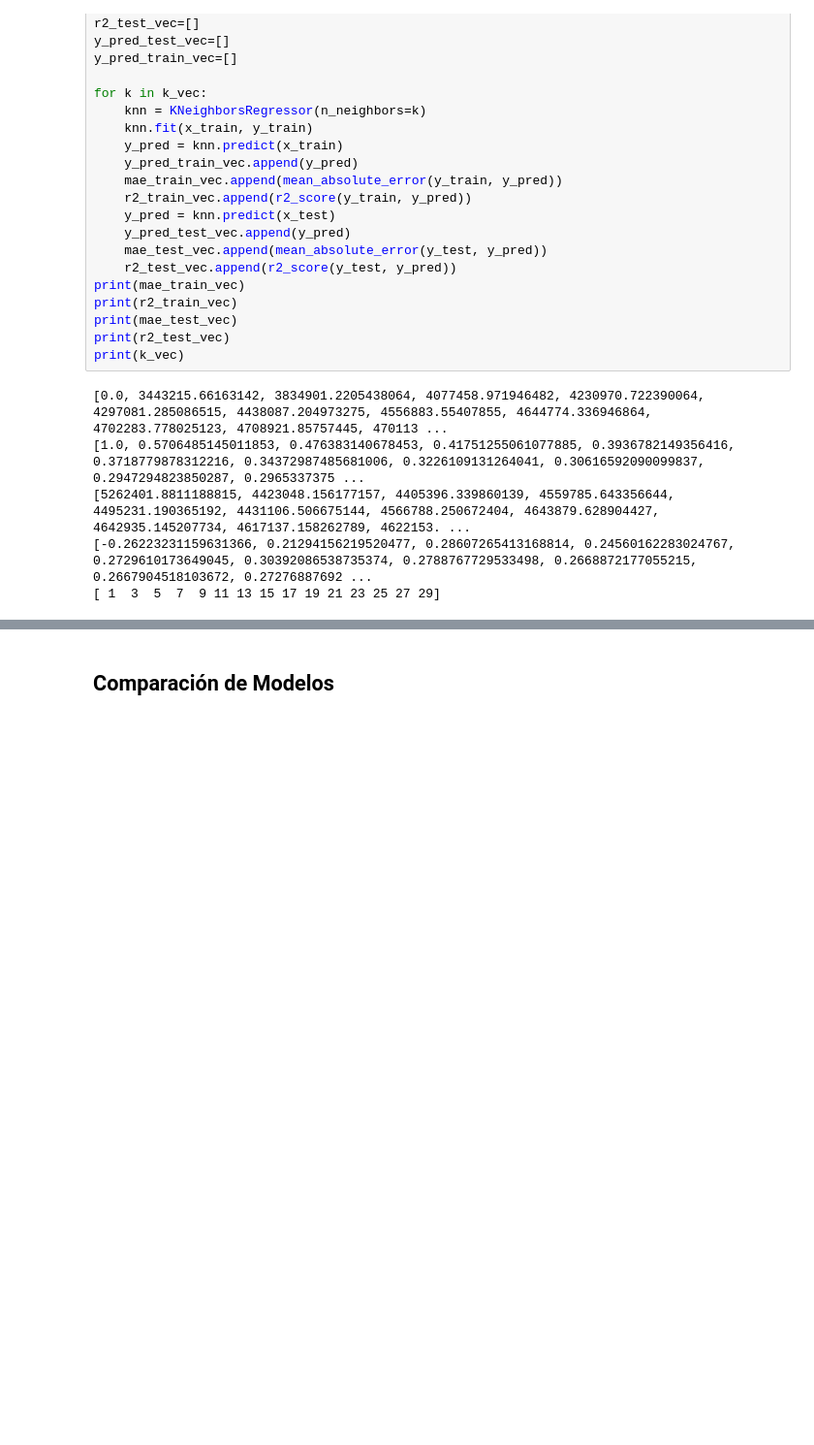
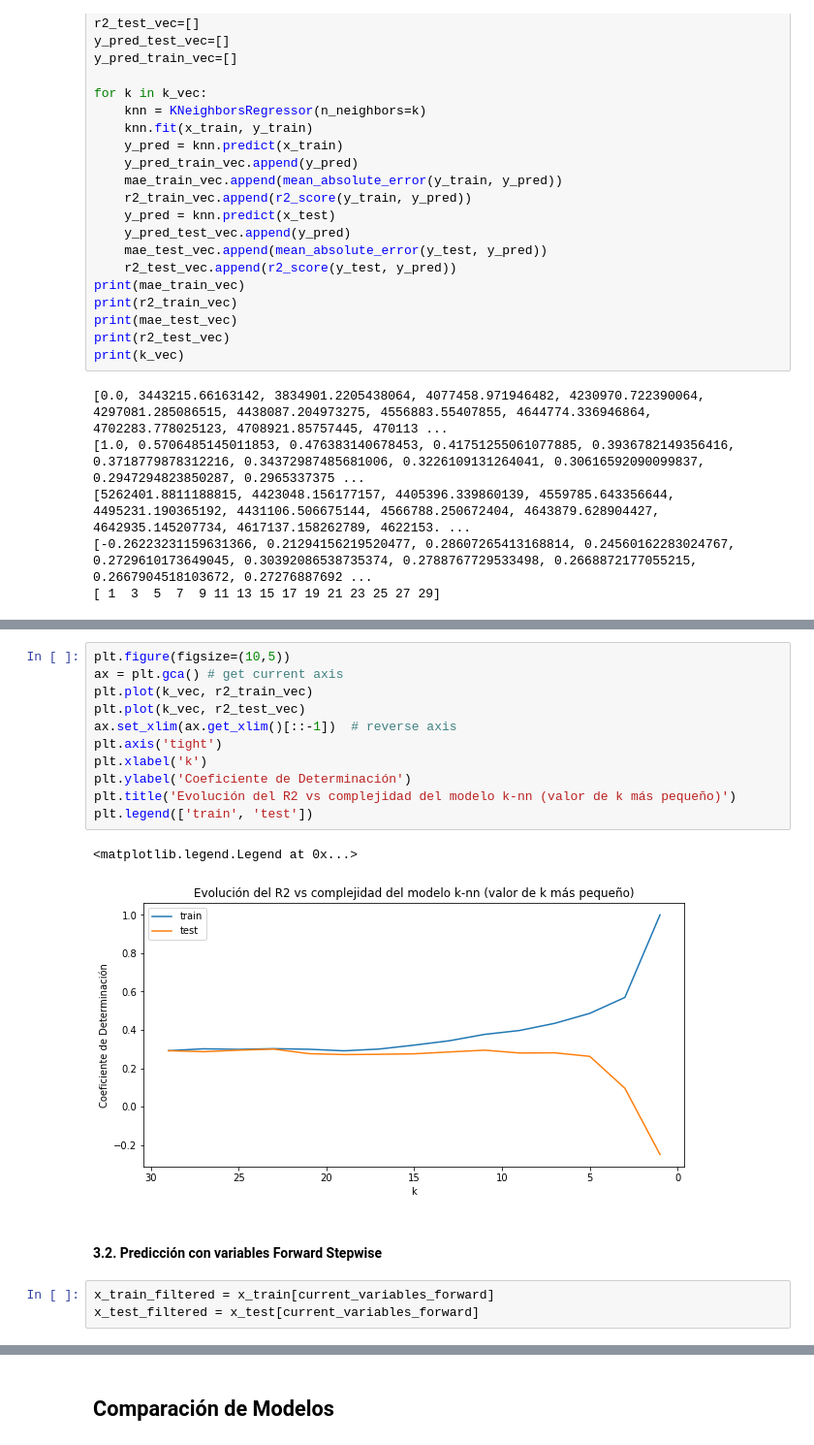
Before and after one commit to JuanImbachi/DataAnalytics_FinalProject, a Jupyter notebook: Carvajal_Imbachí_ProyectoFinal_AnalíticaDeDatos.ipynb, the cells around one changed output, grey strips where cells are left out. Shown at 97% size. Drawn from its saved outputs; the diff is of its cells as text; blank space fills up the shorter version.

```diff
--- a/Carvajal_Imbachí_ProyectoFinal_AnalíticaDeDatos.ipynb
+++ b/Carvajal_Imbachí_ProyectoFinal_AnalíticaDeDatos.ipynb
@@ -1339,0 +1443,19 @@ array([[25686667.],
+# %%
+plt.figure(figsize=(10,5))
+ax = plt.gca() # get current axis
+plt.plot(k_vec, r2_train_vec)
+plt.plot(k_vec, r2_test_vec)
+ax.set_xlim(ax.get_xlim()[::-1])  # reverse axis
+plt.axis('tight')
+plt.xlabel('k')
+plt.ylabel('Coeficiente de Determinación')
+plt.title('Evolución del R2 vs complejidad del modelo k-nn (valor de k más pequeño)')
+plt.legend(['train', 'test'])
+# %% [output]
+<matplotlib.legend.Legend at 0x...>
+[figure, added]
+# %% [markdown]
+#### 3.2. Predicción con variables Forward Stepwise
+# %%
+x_train_filtered = x_train[current_variables_forward]
+x_test_filtered = x_test[current_variables_forward]
```
Also changed, not shown: parts of 14 cells of this notebook.
